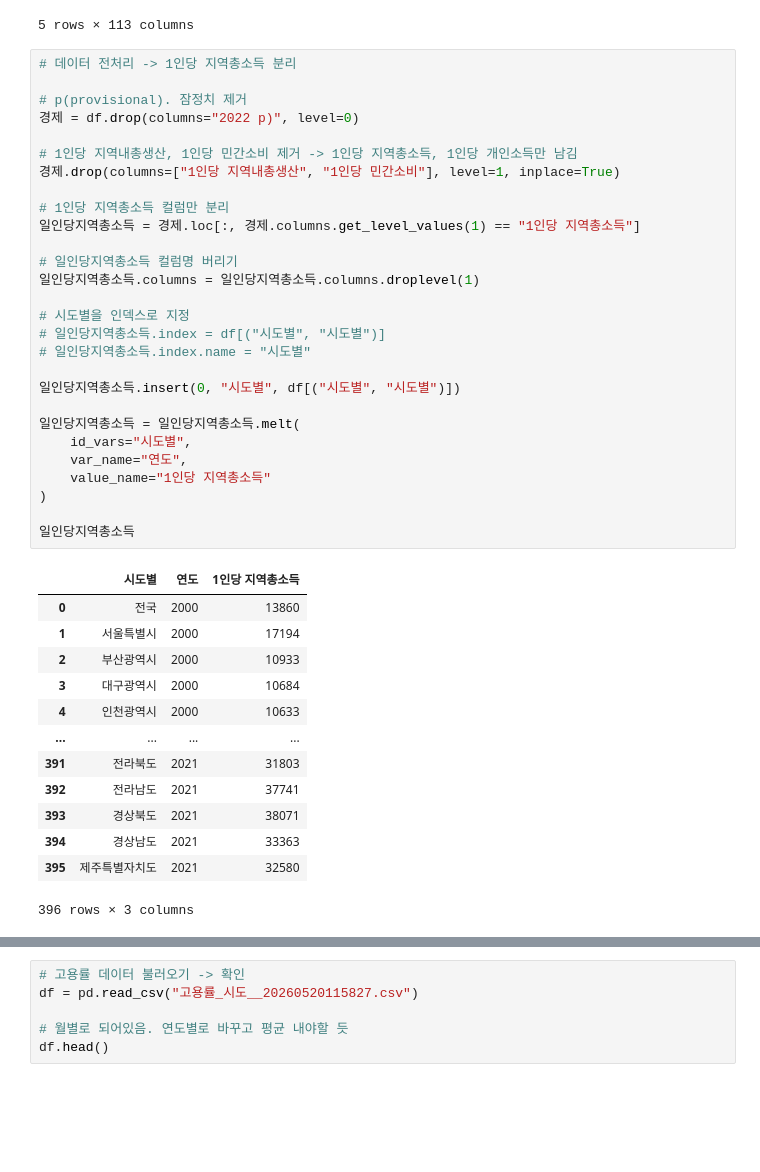
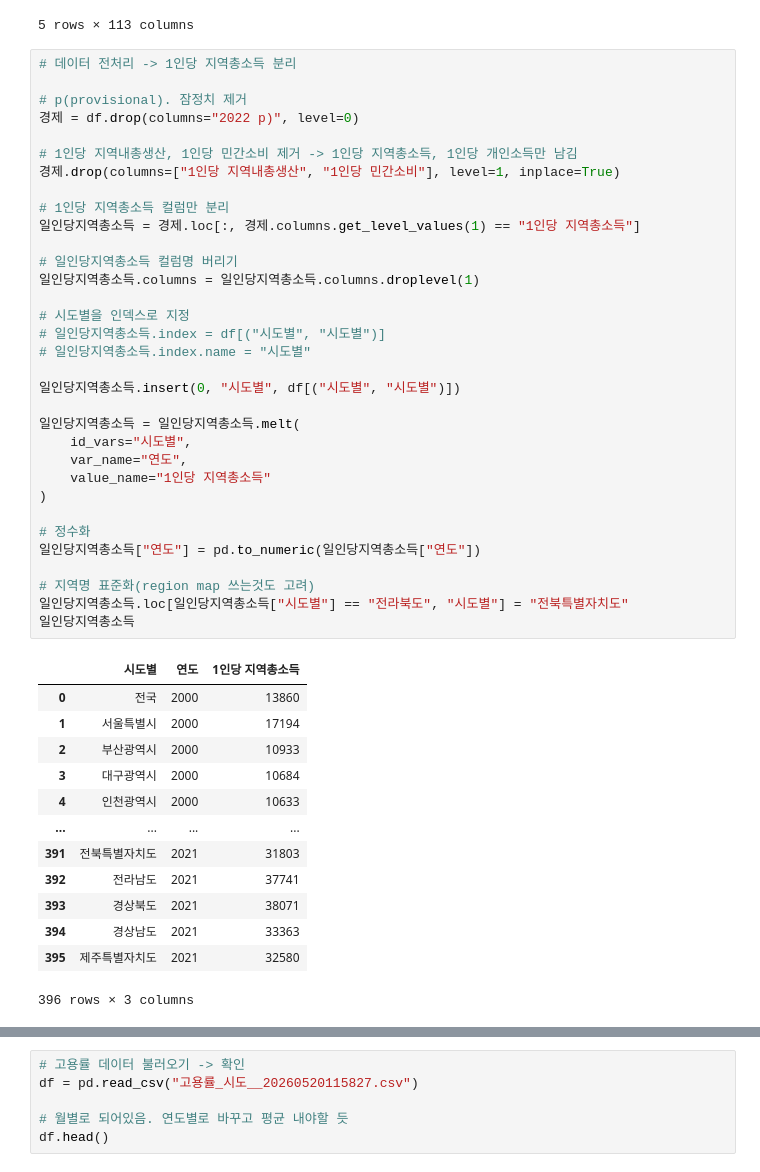
Before and after one commit to jun-park02/ds-project, a Jupyter notebook: main.ipynb, the cells around one changed output, grey strips where cells are left out. Saved outputs shown, nothing was run; the diff lists cells and outputs as text; blank space fills up the shorter version.

```diff
--- a/main.ipynb
+++ b/main.ipynb
@@ -76,34 +76,39 @@ df.head()
 # 1인당 지역내총생산, 1인당 민간소비 제거 -> 1인당 지역총소득, 1인당 개인소득만 남김
 경제.drop(columns=["1인당 지역내총생산", "1인당 민간소비"], level=1, inplace=True)
 
 # 1인당 지역총소득 컬럼만 분리
 일인당지역총소득 = 경제.loc[:, 경제.columns.get_level_values(1) == "1인당 지역총소득"]
 
 # 일인당지역총소득 컬럼명 버리기
 일인당지역총소득.columns = 일인당지역총소득.columns.droplevel(1)
 
 # 시도별을 인덱스로 지정
 # 일인당지역총소득.index = df[("시도별", "시도별")]
 # 일인당지역총소득.index.name = "시도별"
 
 일인당지역총소득.insert(0, "시도별", df[("시도별", "시도별")])
 
 일인당지역총소득 = 일인당지역총소득.melt(
     id_vars="시도별",
     var_name="연도",
     value_name="1인당 지역총소득"
 )
 
+# 정수화
+일인당지역총소득["연도"] = pd.to_numeric(일인당지역총소득["연도"])
+
+# 지역명 표준화(region map 쓰는것도 고려)
+일인당지역총소득.loc[일인당지역총소득["시도별"] == "전라북도", "시도별"] = "전북특별자치도"
 일인당지역총소득
 # %% [output]
 |  | 시도별 | 연도 | 1인당 지역총소득 |
 | 0 | 전국 | 2000 | 13860 |
 | 1 | 서울특별시 | 2000 | 17194 |
 | 2 | 부산광역시 | 2000 | 10933 |
 | 3 | 대구광역시 | 2000 | 10684 |
 | 4 | 인천광역시 | 2000 | 10633 |
 | ... | ... | ... | ... |
-| 391 | 전라북도 | 2021 | 31803 |
+| 391 | 전북특별자치도 | 2021 | 31803 |
 | 392 | 전라남도 | 2021 | 37741 |
 | 393 | 경상북도 | 2021 | 38071 |
 | 394 | 경상남도 | 2021 | 33363 |
```
Also changed, not shown: parts of 7 cells of this notebook, 6 other files.
